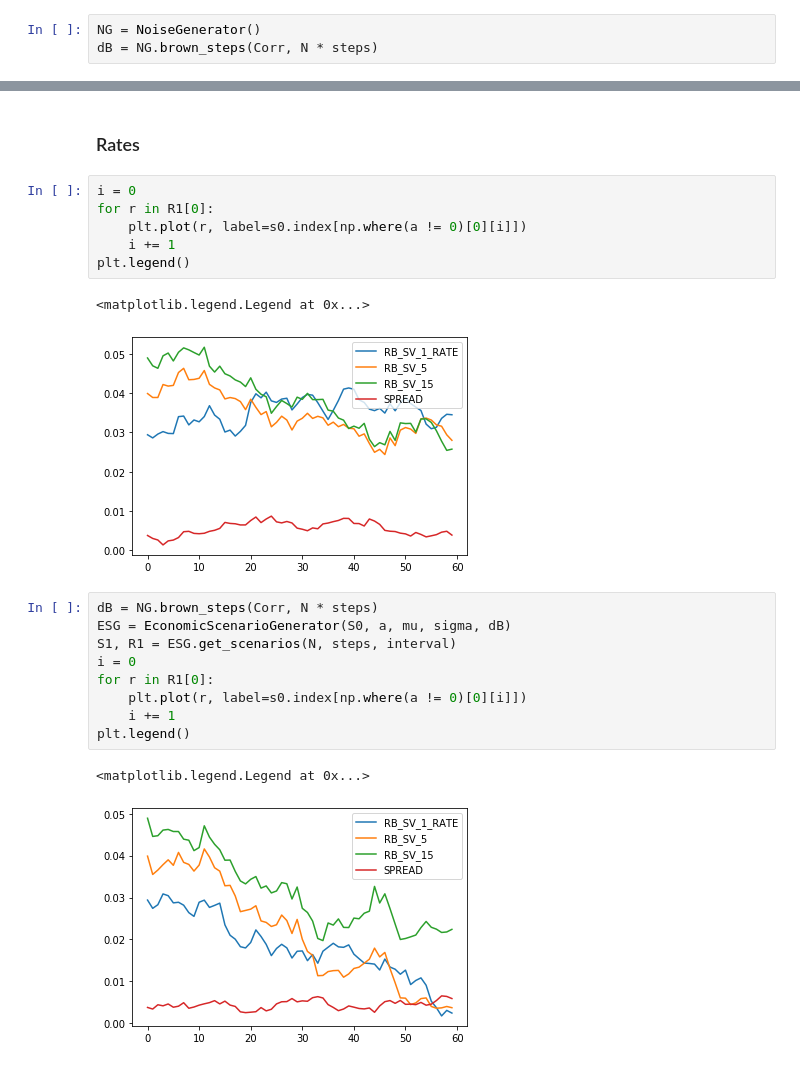
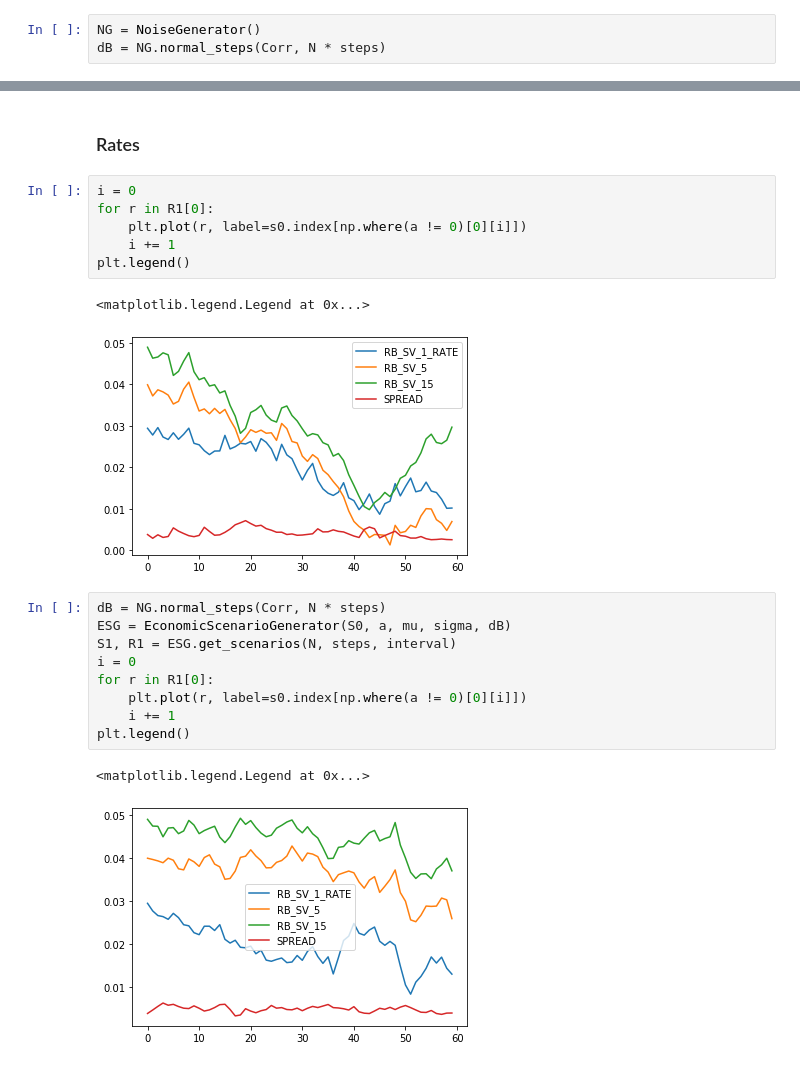
Before and after one commit to holmen1/economic-scenario-generator, a Jupyter notebook: 3.simulation.ipynb, the cells around one changed output, grey strips where cells are left out. Saved outputs shown, nothing was run; the diff lists cells and outputs as text.

```diff
--- a/3.simulation.ipynb
+++ b/3.simulation.ipynb
@@ -45,7 +45,7 @@ T = 5
 steps = interval * T
 # %%
 NG = NoiseGenerator()
-dB = NG.brown_steps(Corr, N * steps)
+dB = NG.normal_steps(Corr, N * steps)
 # %%
 ESG = EconomicScenarioGenerator(S0, a, mu, sigma, dB)
 S1, R1 = ESG.get_scenarios(N, steps, interval)
@@ -70,16 +70,16 @@ for r in R1[0]:
 plt.legend()
 # %% [output]
 <matplotlib.legend.Legend at 0x...>
-[figure, old version]
+[figure, new version]
 # %%
-dB = NG.brown_steps(Corr, N * steps)
+dB = NG.normal_steps(Corr, N * steps)
 ESG = EconomicScenarioGenerator(S0, a, mu, sigma, dB)
 S1, R1 = ESG.get_scenarios(N, steps, interval)
 i = 0
 for r in R1[0]:
     plt.plot(r, label=s0.index[np.where(a != 0)[0][i]])
     i += 1
 plt.legend()
 # %% [output]
 <matplotlib.legend.Legend at 0x...>
-[figure, old version]
+[figure, new version]
```
Also changed, not shown: parts of 1 cell of this notebook, 6 other files.
